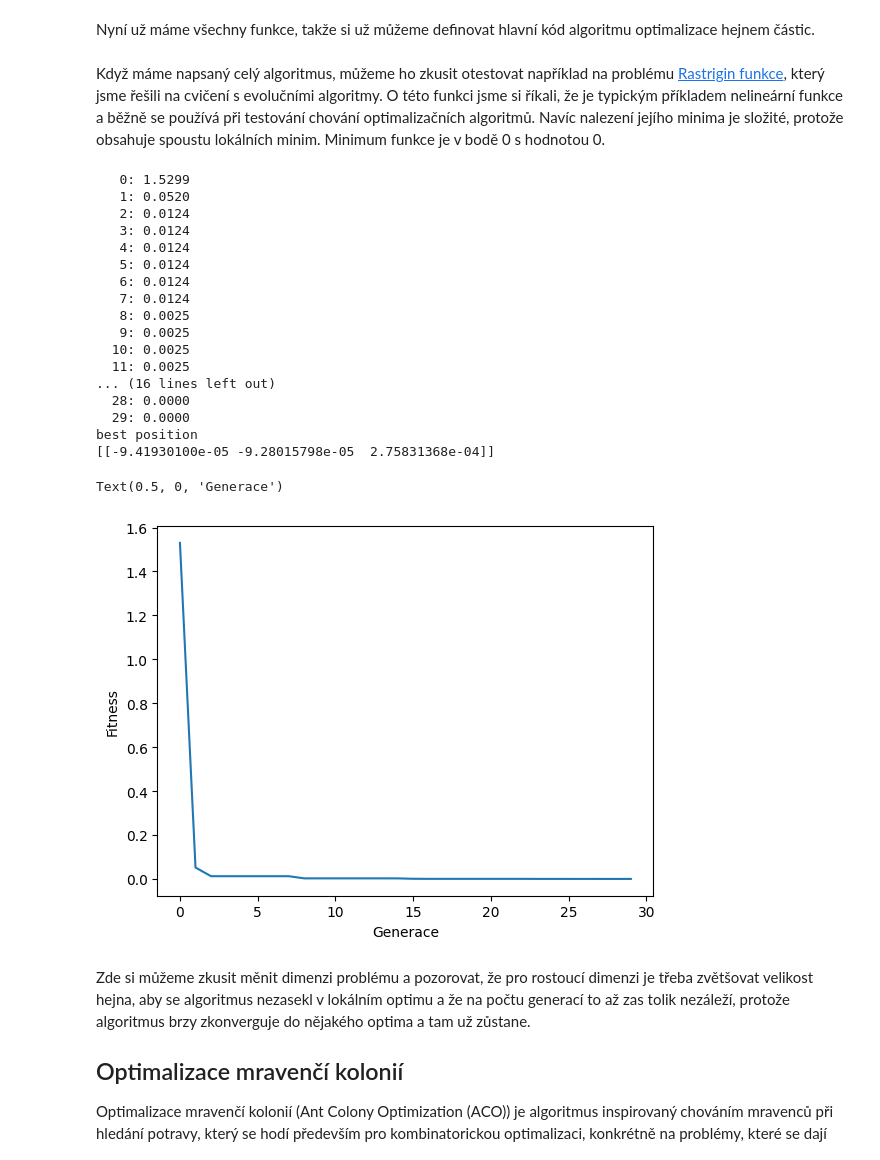
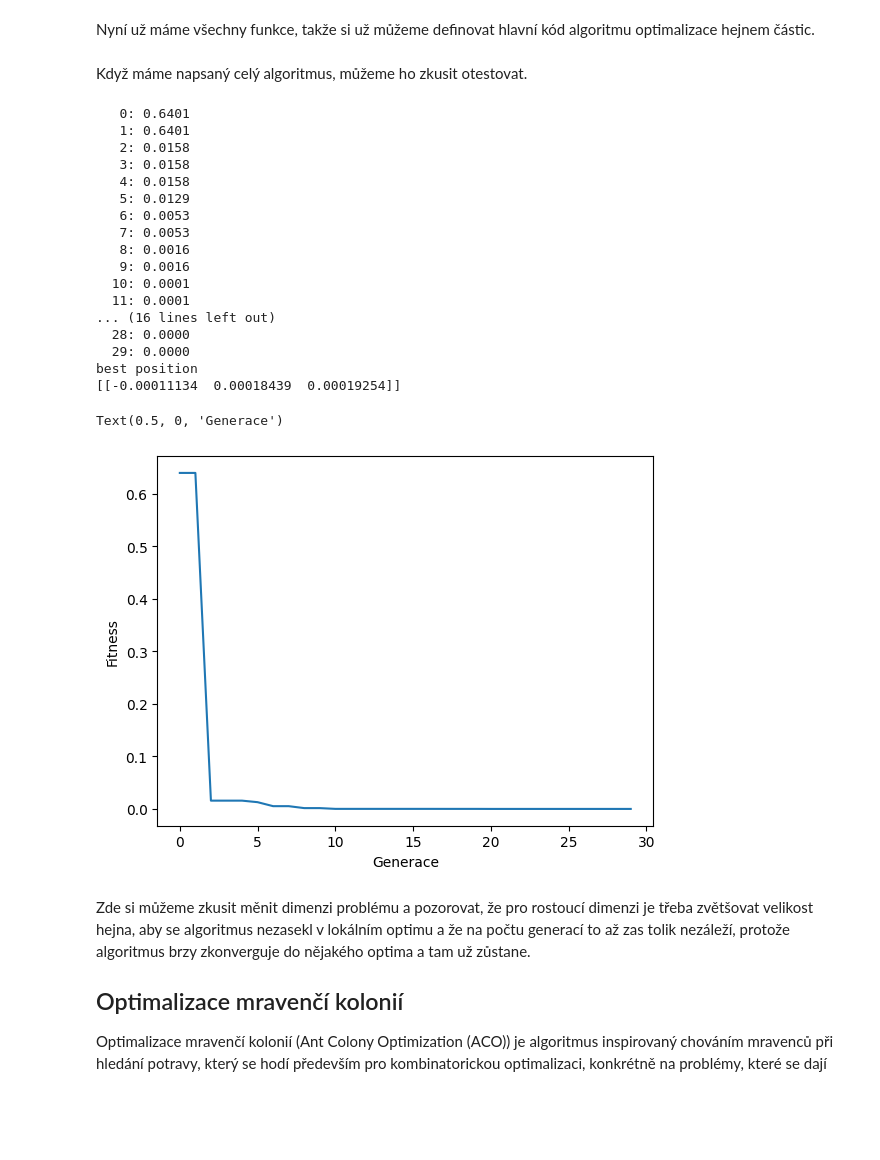
Before and after one commit to kackamac/Priridou-inspirovane-algoritmy, a Jupyter notebook: 11_rojove algoritmy/swarm_intelligence.ipynb, the cells around one changed output. Saved outputs shown, nothing was run; the diff lists cells and outputs as text; code cells hidden in the pictures; blank space fills up the shorter version.

```diff
--- a/11_rojove algoritmy/swarm_intelligence.ipynb
+++ b/11_rojove algoritmy/swarm_intelligence.ipynb
@@ -47,9 +59,12 @@ Dále budeme potřebovat funkci na aktualizaci pozic a rychlostí všech části
 # %%
 def update_swarm(swarm, fit, best_global, phi1=1, phi2=0.5, omega=0.95):
     for particle in swarm:
-        particle.speed = omega*particle.speed + phi1*(particle.best_position - particle.position) + phi2*(best_global - particle.position)
+        particle.speed = omega*particle.speed + phi1*random.uniform(0, 1)*(particle.best_position - particle.position) + phi2*random.uniform(0, 1)*(best_global - particle.position)
         particle.position = particle.position + particle.speed
 
         if fit(particle.position) < fit(particle.best_position):
             particle.best_position=particle.position
     return swarm
+
+def compute_best_global_position(swarm, fit):
+    return min(swarm, key=lambda x: fit(x.best_position)).best_position
@@ -81,36 +81,36 @@ def pso(fitness, swarm_size, problem_dim, max_iters):
         print(f'{iteration:4}: {fitness(best_global_position)[0]:.4f}')
         best_fitness.append(fitness(best_global_position)[0])
     return best_global_position, best_fitness
-# %% [markdown]
-Když máme napsaný celý algoritmus, můžeme ho zkusit otestovat například na problému [Rastrigin funkce](https://en.wikipedia.org/wiki/Rastrigin_function), který jsme řešili na cvičení s evolučními algoritmy. O této funkci jsme si říkali, že je typickým příkladem nelineární funkce a běžně se používá při testování chování optimalizačních algoritmů. Navíc nalezení jejího minima je složité, protože obsahuje spoustu lokálních minim. Minimum funkce je v bodě 0 s hodnotou 0.
+# %% [markdown]
+Když máme napsaný celý algoritmus, můžeme ho zkusit otestovat.
 # %%
-best_position, best_fitness = pso(fitness, swarm_size=1000, problem_dim=3, max_iters=30)
+best_position, best_fitness = pso(fitness, swarm_size=3000, problem_dim=3, max_iters=30)
 print('best position')
 print(best_position)
 
 plt.plot(best_fitness)
 plt.ylabel('Fitness')
 plt.xlabel('Generace')
 # %% [output]
-   0: 1.5299
-   1: 0.0520
-   2: 0.0124
-   3: 0.0124
-   4: 0.0124
-   5: 0.0124
-   6: 0.0124
-   7: 0.0124
-   8: 0.0025
-   9: 0.0025
-  10: 0.0025
-  11: 0.0025
+   0: 0.6401
+   1: 0.6401
+   2: 0.0158
+   3: 0.0158
+   4: 0.0158
+   5: 0.0129
+   6: 0.0053
+   7: 0.0053
+   8: 0.0016
+   9: 0.0016
+  10: 0.0001
+  11: 0.0001
 ... (16 lines left out)
   28: 0.0000
   29: 0.0000
 best position
-[[-9.41930100e-05 -9.28015798e-05  2.75831368e-04]]
+[[-0.00011134  0.00018439  0.00019254]]
 Text(0.5, 0, 'Generace')
-[figure, old version]
+[figure, new version]
 # %% [markdown]
 Zde si můžeme zkusit měnit dimenzi problému a pozorovat, že pro rostoucí dimenzi je třeba zvětšovat velikost hejna, aby se algoritmus nezasekl v lokálním optimu a že na počtu generací to až zas tolik nezáleží, protože algoritmus brzy zkonverguje do nějakého optima a tam už zůstane.
 
```
Also changed, not shown: parts of 18 cells of this notebook.
